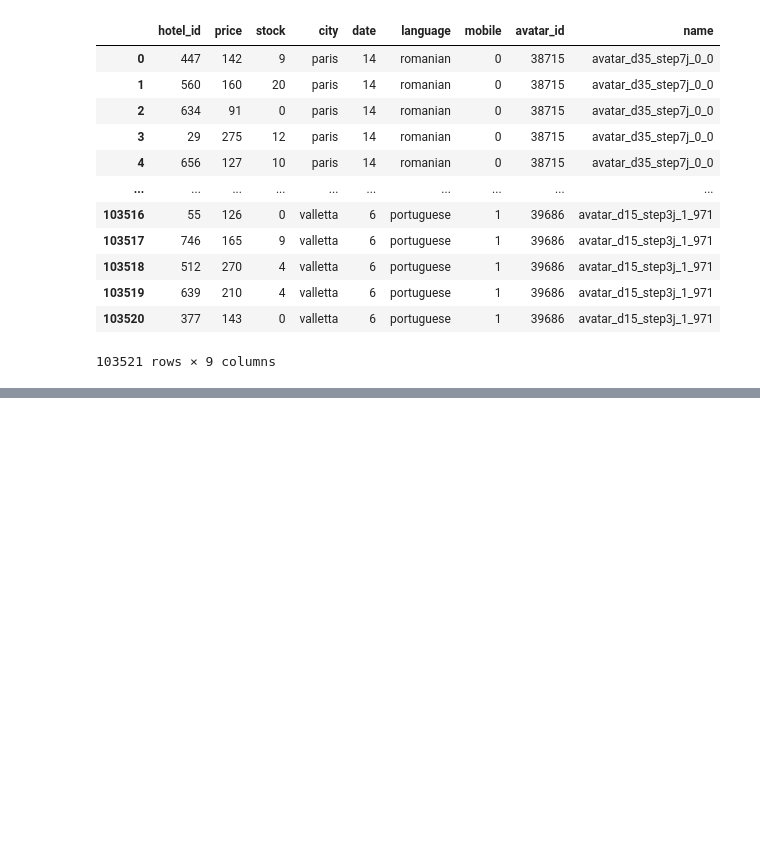
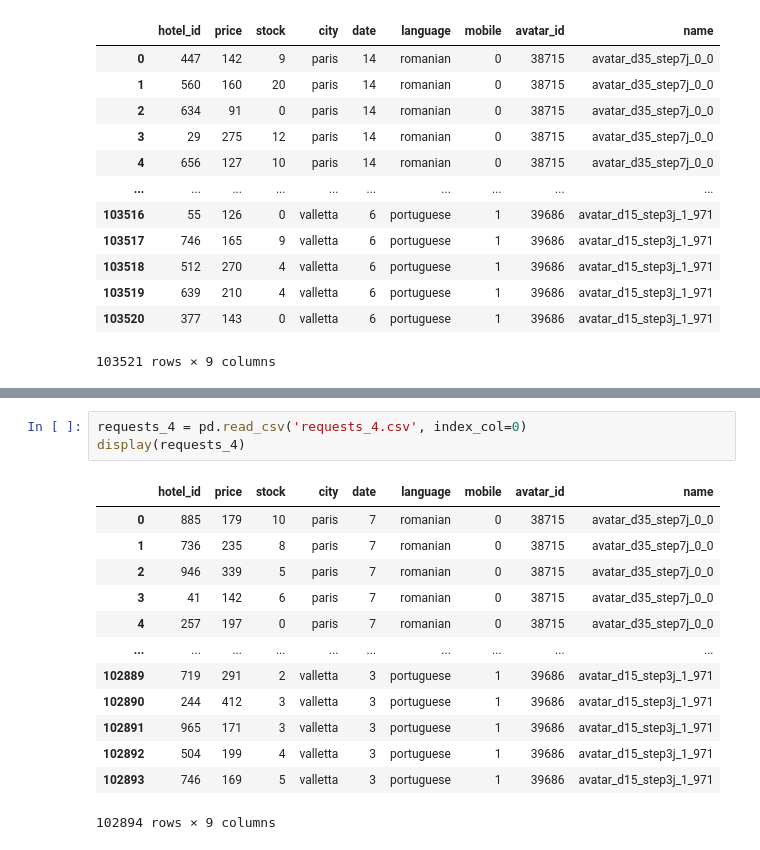
Before and after one commit to EliseBcl/D-fi_IA_2023, a Jupyter notebook: defi_ia_2023.ipynb, the cells around one changed output, grey strips where cells are left out. Cells and saved outputs as stored; diff of their text form; blank space fills up the shorter version.

Commit message:
requests 4

```diff
--- a/defi_ia_2023.ipynb
+++ b/defi_ia_2023.ipynb
@@ -462,0 +475,17 @@ array([14, 15, 16, 13, 17,  6,  7,  8,  9,  5], dtype=int64)
+# %%
+requests_4 = pd.read_csv('requests_4.csv', index_col=0)
+display(requests_4)
+# %% [output]
+|  | hotel_id | price | stock | city | date | language | mobile | avatar_id | name |
+| 0 | 885 | 179 | 10 | paris | 7 | romanian | 0 | 38715 | avatar_d35_step7j_0_0 |
+| 1 | 736 | 235 | 8 | paris | 7 | romanian | 0 | 38715 | avatar_d35_step7j_0_0 |
+| 2 | 946 | 339 | 5 | paris | 7 | romanian | 0 | 38715 | avatar_d35_step7j_0_0 |
+| 3 | 41 | 142 | 6 | paris | 7 | romanian | 0 | 38715 | avatar_d35_step7j_0_0 |
+| 4 | 257 | 197 | 0 | paris | 7 | romanian | 0 | 38715 | avatar_d35_step7j_0_0 |
+| ... | ... | ... | ... | ... | ... | ... | ... | ... | ... |
+| 102889 | 719 | 291 | 2 | valletta | 3 | portuguese | 1 | 39686 | avatar_d15_step3j_1_971 |
+| 102890 | 244 | 412 | 3 | valletta | 3 | portuguese | 1 | 39686 | avatar_d15_step3j_1_971 |
+| 102891 | 965 | 171 | 3 | valletta | 3 | portuguese | 1 | 39686 | avatar_d15_step3j_1_971 |
+| 102892 | 504 | 199 | 4 | valletta | 3 | portuguese | 1 | 39686 | avatar_d15_step3j_1_971 |
+| 102893 | 746 | 169 | 5 | valletta | 3 | portuguese | 1 | 39686 | avatar_d15_step3j_1_971 |
+102894 rows × 9 columns
```
Also changed, not shown: parts of 9 cells of this notebook, 1 other file.
